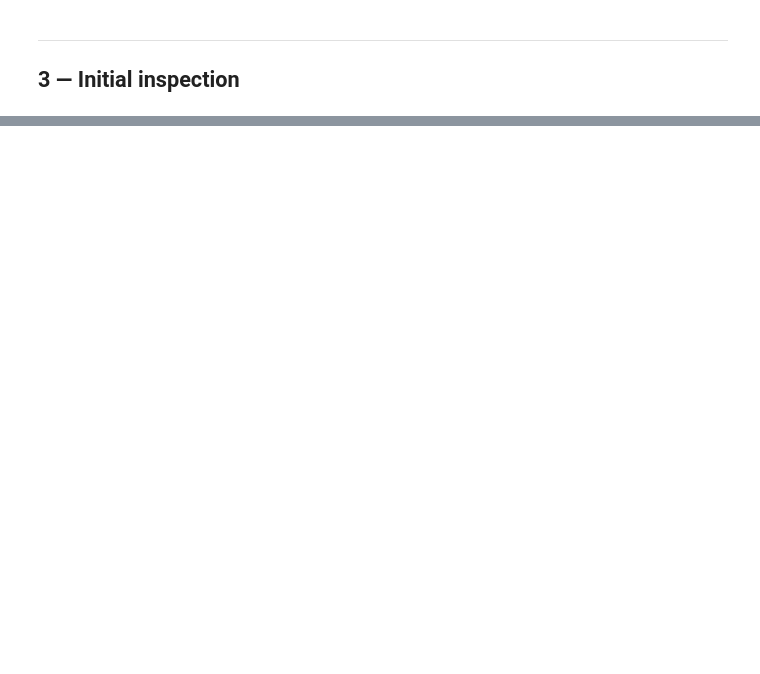
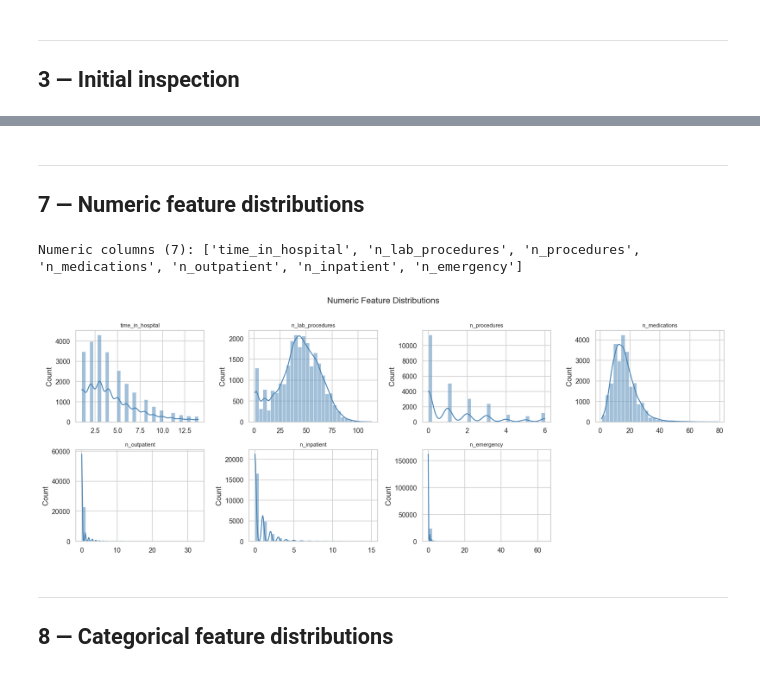
Before and after one commit to Aviski/Hospital-Readmission-Project-, a Jupyter notebook: notebooks/01_eda.ipynb, the cells around one changed output, grey strips where cells are left out. Saved outputs shown, nothing was run; the diff lists cells and outputs as text; code cells hidden in the pictures; blank space fills up the shorter version.

```diff
--- a/notebooks/01_eda.ipynb
+++ b/notebooks/01_eda.ipynb
@@ -350,0 +240,31 @@ print(target_corr.tail(5).to_string())
+# %% [markdown]
+---
+## 7 — Numeric feature distributions
+# %%
+numeric_cols = df.select_dtypes(include='number').columns.tolist()
+print(f'Numeric columns ({len(numeric_cols)}): {numeric_cols}')
+
+if numeric_cols:
+    n_cols = 4
+    n_rows = int(np.ceil(len(numeric_cols) / n_cols))
+    fig, axes = plt.subplots(n_rows, n_cols, figsize=(16, n_rows * 3))
+    axes = axes.flatten()
+
+    for i, col in enumerate(numeric_cols):
+        sns.histplot(df[col].dropna(), ax=axes[i], kde=True, bins=30, color='steelblue')
+        axes[i].set_title(col, fontsize=9)
+        axes[i].set_xlabel('')
+
+    for j in range(i + 1, len(axes)):
+        axes[j].set_visible(False)
+
+    plt.suptitle('Numeric Feature Distributions', fontsize=14, y=1.01)
+    plt.tight_layout()
+    plt.savefig(FIGURES / 'numeric_distributions.png', bbox_inches='tight')
+    plt.show()
+# %% [output]
+Numeric columns (7): ['time_in_hospital', 'n_lab_procedures', 'n_procedures', 'n_medications', 'n_outpatient', 'n_inpatient', 'n_emergency']
+[figure, added]
+# %% [markdown]
+---
+## 8 — Categorical feature distributions
```
Also changed, not shown: parts of 41 cells of this notebook, 18 other files.
